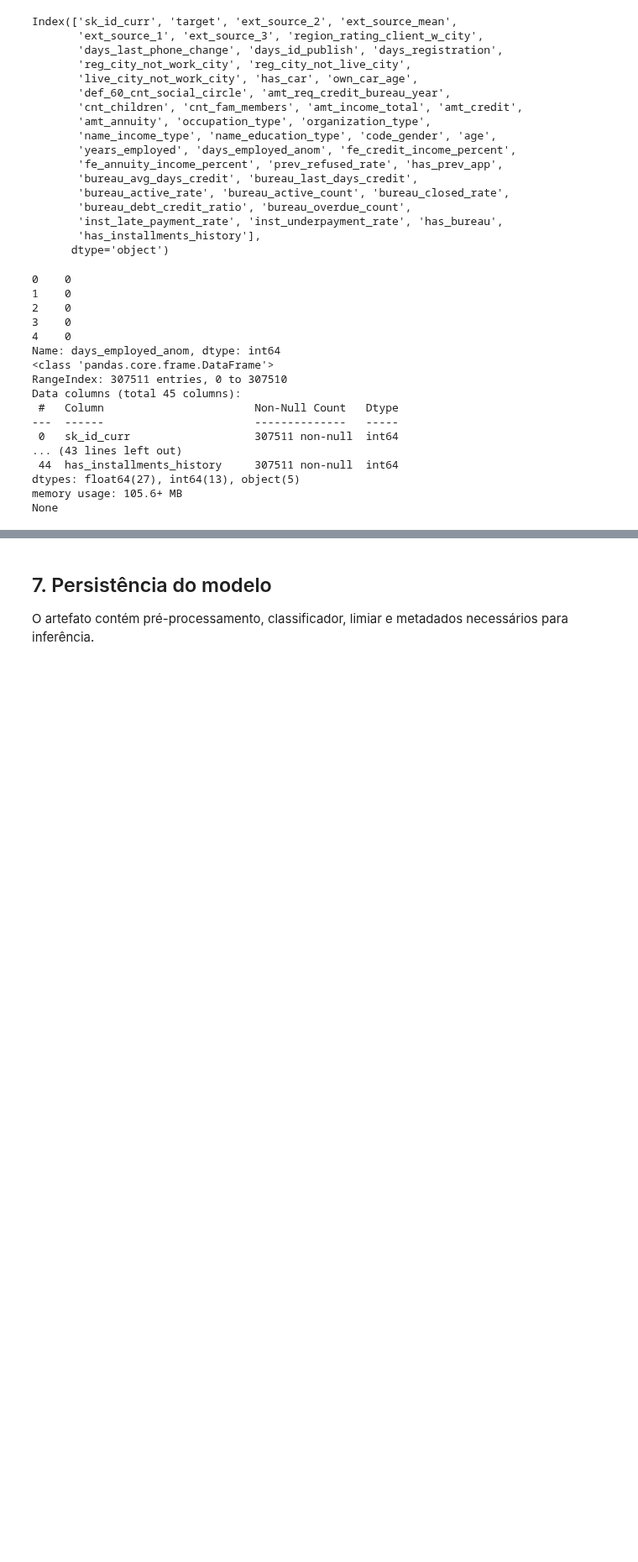
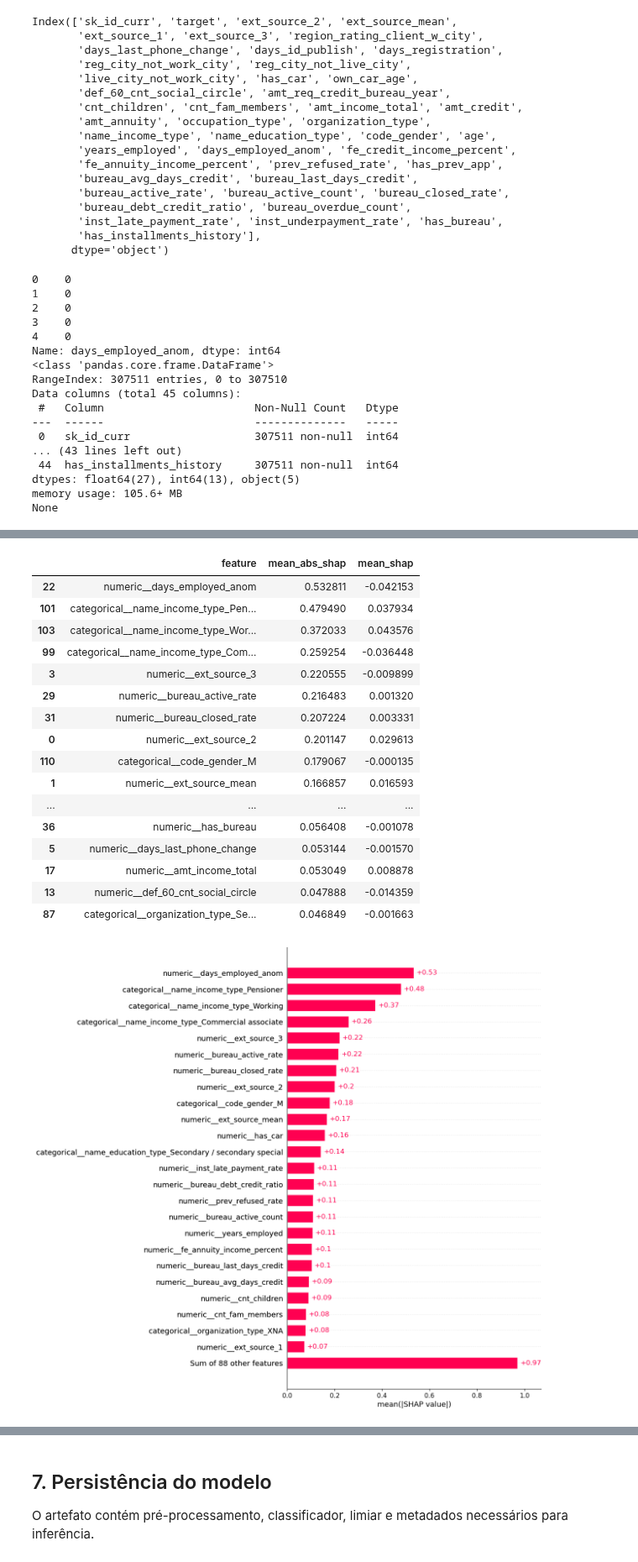
Before and after one commit to YuriKnebel/ProjetoFinalPosFIA-Individual, a Jupyter notebook: data-platform/Model/model_training_abt.ipynb, the cells around one changed output, grey strips where cells are left out. Shown at 84% size. Saved outputs shown, nothing was run; the diff lists cells and outputs as text; code cells hidden in the pictures; blank space fills up the shorter version.

Commit message:
feat: shap adicionado para teste de relevancia de features

```diff
--- a/data-platform/Model/model_training_abt.ipynb
+++ b/data-platform/Model/model_training_abt.ipynb
@@ -886,0 +956,30 @@ plt.tight_layout(); plt.show()
+# %%
+df_shap_importance = pd.DataFrame({
+    "feature": X_shap_transformed_df.columns,
+    "mean_abs_shap": np.abs(shap_values.values).mean(axis=0),
+    "mean_shap": shap_values.values.mean(axis=0),
+}).sort_values("mean_abs_shap", ascending=False)
+
+display(df_shap_importance.head(30))
+
+shap.plots.bar(shap_values, max_display=25)
+shap.plots.beeswarm(shap_values, max_display=25)
+# %% [output]
+|  | feature | mean_abs_shap | mean_shap |
+| 22 | numeric__days_employed_anom | 0.532811 | -0.042153 |
+| 101 | categorical__name_income_type_Pen... | 0.479490 | 0.037934 |
+| 103 | categorical__name_income_type_Wor... | 0.372033 | 0.043576 |
+| 99 | categorical__name_income_type_Com... | 0.259254 | -0.036448 |
+| 3 | numeric__ext_source_3 | 0.220555 | -0.009899 |
+| 29 | numeric__bureau_active_rate | 0.216483 | 0.001320 |
+| 31 | numeric__bureau_closed_rate | 0.207224 | 0.003331 |
+| 0 | numeric__ext_source_2 | 0.201147 | 0.029613 |
+| 110 | categorical__code_gender_M | 0.179067 | -0.000135 |
+| 1 | numeric__ext_source_mean | 0.166857 | 0.016593 |
+| ... | ... | ... | ... |
+| 36 | numeric__has_bureau | 0.056408 | -0.001078 |
+| 5 | numeric__days_last_phone_change | 0.053144 | -0.001570 |
+| 17 | numeric__amt_income_total | 0.053049 | 0.008878 |
+| 13 | numeric__def_60_cnt_social_circle | 0.047888 | -0.014359 |
+| 87 | categorical__organization_type_Se... | 0.046849 | -0.001663 |
+[figure, added]
```
Also changed, not shown: parts of 10 cells of this notebook, 2 other files.
